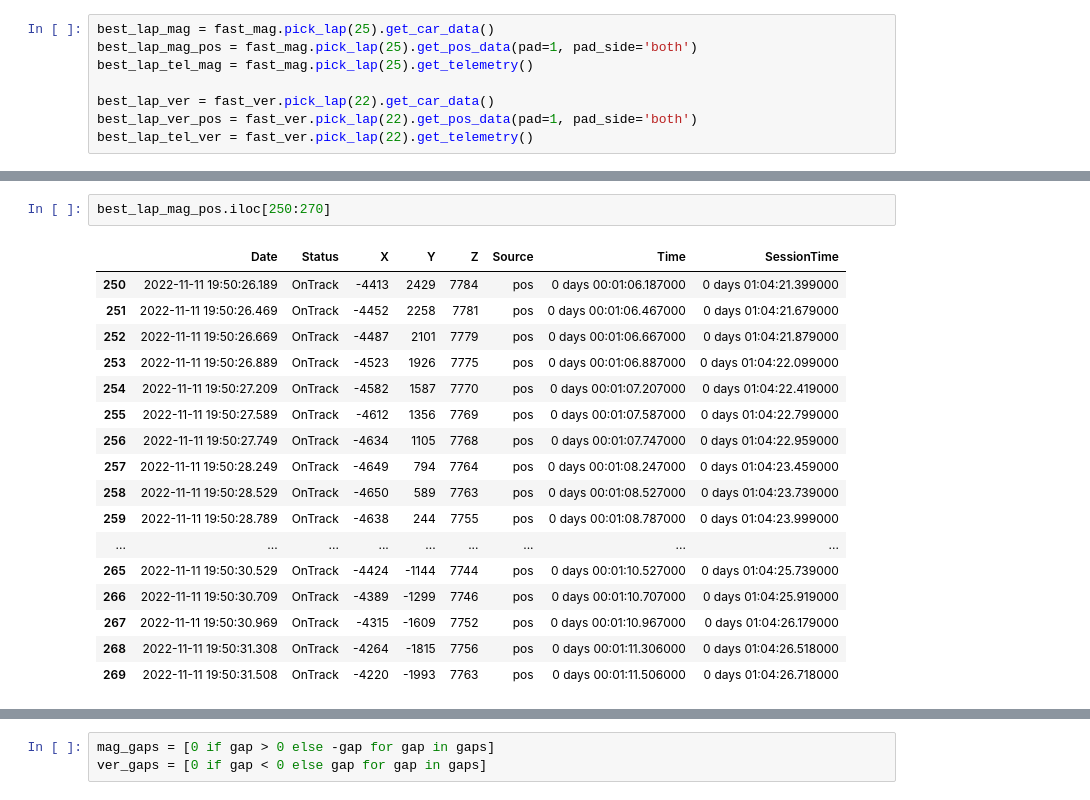
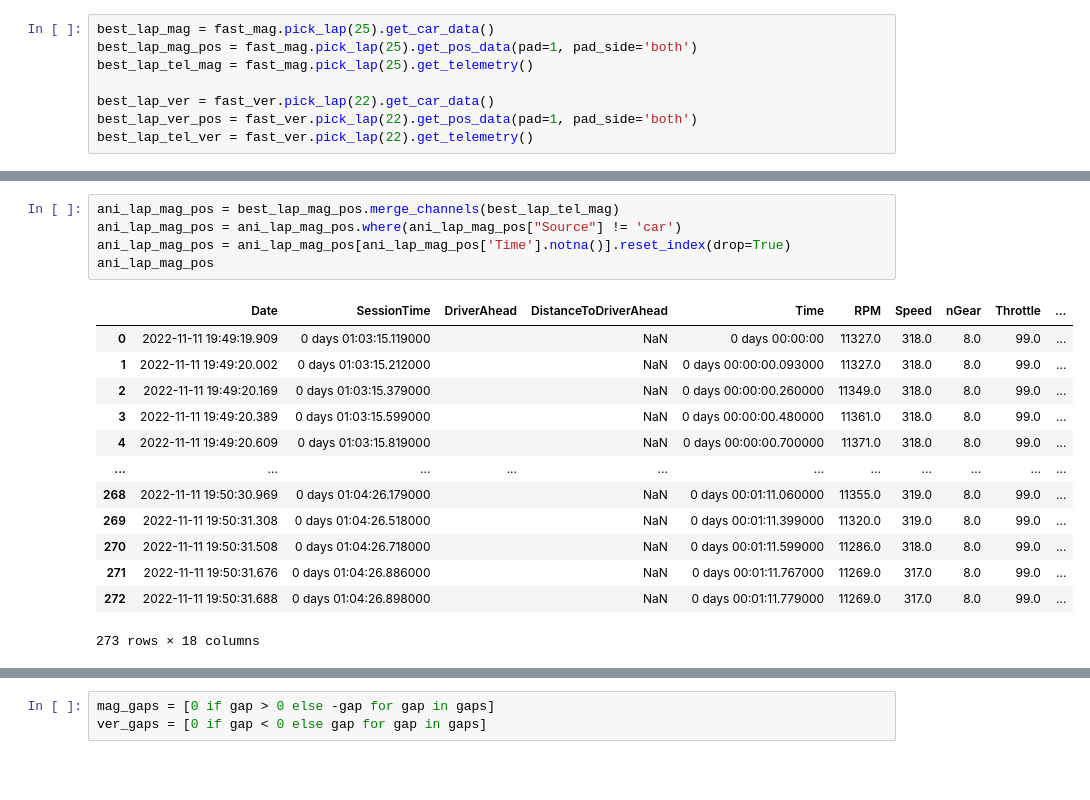
Before and after one commit to borchand/Data_viz, a Jupyter notebook: lap_animation.ipynb, the cells around one changed output, grey strips where cells are left out. Saved outputs shown, nothing was run; the diff lists cells and outputs as text; blank space fills up the shorter version.

```diff
--- a/lap_animation.ipynb
+++ b/lap_animation.ipynb
@@ -111,20 +58,19 @@ best_lap_ver_pos.iloc[260:270]
-# %%
-best_lap_mag_pos.iloc[250:270]
-# %% [output]
-|  | Date | Status | X | Y | Z | Source | Time | SessionTime |
-| 250 | 2022-11-11 19:50:26.189 | OnTrack | -4413 | 2429 | 7784 | pos | 0 days 00:01:06.187000 | 0 days 01:04:21.399000 |
-| 251 | 2022-11-11 19:50:26.469 | OnTrack | -4452 | 2258 | 7781 | pos | 0 days 00:01:06.467000 | 0 days 01:04:21.679000 |
-| 252 | 2022-11-11 19:50:26.669 | OnTrack | -4487 | 2101 | 7779 | pos | 0 days 00:01:06.667000 | 0 days 01:04:21.879000 |
-| 253 | 2022-11-11 19:50:26.889 | OnTrack | -4523 | 1926 | 7775 | pos | 0 days 00:01:06.887000 | 0 days 01:04:22.099000 |
-| 254 | 2022-11-11 19:50:27.209 | OnTrack | -4582 | 1587 | 7770 | pos | 0 days 00:01:07.207000 | 0 days 01:04:22.419000 |
-| 255 | 2022-11-11 19:50:27.589 | OnTrack | -4612 | 1356 | 7769 | pos | 0 days 00:01:07.587000 | 0 days 01:04:22.799000 |
-| 256 | 2022-11-11 19:50:27.749 | OnTrack | -4634 | 1105 | 7768 | pos | 0 days 00:01:07.747000 | 0 days 01:04:22.959000 |
-| 257 | 2022-11-11 19:50:28.249 | OnTrack | -4649 | 794 | 7764 | pos | 0 days 00:01:08.247000 | 0 days 01:04:23.459000 |
-| 258 | 2022-11-11 19:50:28.529 | OnTrack | -4650 | 589 | 7763 | pos | 0 days 00:01:08.527000 | 0 days 01:04:23.739000 |
-| 259 | 2022-11-11 19:50:28.789 | OnTrack | -4638 | 244 | 7755 | pos | 0 days 00:01:08.787000 | 0 days 01:04:23.999000 |
-| ... | ... | ... | ... | ... | ... | ... | ... | ... |
-| 265 | 2022-11-11 19:50:30.529 | OnTrack | -4424 | -1144 | 7744 | pos | 0 days 00:01:10.527000 | 0 days 01:04:25.739000 |
-| 266 | 2022-11-11 19:50:30.709 | OnTrack | -4389 | -1299 | 7746 | pos | 0 days 00:01:10.707000 | 0 days 01:04:25.919000 |
-| 267 | 2022-11-11 19:50:30.969 | OnTrack | -4315 | -1609 | 7752 | pos | 0 days 00:01:10.967000 | 0 days 01:04:26.179000 |
-| 268 | 2022-11-11 19:50:31.308 | OnTrack | -4264 | -1815 | 7756 | pos | 0 days 00:01:11.306000 | 0 days 01:04:26.518000 |
-| 269 | 2022-11-11 19:50:31.508 | OnTrack | -4220 | -1993 | 7763 | pos | 0 days 00:01:11.506000 | 0 days 01:04:26.718000 |
+# %%
+ani_lap_mag_pos = best_lap_mag_pos.merge_channels(best_lap_tel_mag)
+ani_lap_mag_pos = ani_lap_mag_pos.where(ani_lap_mag_pos["Source"] != 'car')
+ani_lap_mag_pos = ani_lap_mag_pos[ani_lap_mag_pos['Time'].notna()].reset_index(drop=True)
+ani_lap_mag_pos
+# %% [output]
+|  | Date | SessionTime | DriverAhead | DistanceToDriverAhead | Time | RPM | Speed | nGear | Throttle | ... |
+| 0 | 2022-11-11 19:49:19.909 | 0 days 01:03:15.119000 |  | NaN | 0 days 00:00:00 | 11327.0 | 318.0 | 8.0 | 99.0 | ... |
+| 1 | 2022-11-11 19:49:20.002 | 0 days 01:03:15.212000 |  | NaN | 0 days 00:00:00.093000 | 11327.0 | 318.0 | 8.0 | 99.0 | ... |
+| 2 | 2022-11-11 19:49:20.169 | 0 days 01:03:15.379000 |  | NaN | 0 days 00:00:00.260000 | 11349.0 | 318.0 | 8.0 | 99.0 | ... |
+| 3 | 2022-11-11 19:49:20.389 | 0 days 01:03:15.599000 |  | NaN | 0 days 00:00:00.480000 | 11361.0 | 318.0 | 8.0 | 99.0 | ... |
+| 4 | 2022-11-11 19:49:20.609 | 0 days 01:03:15.819000 |  | NaN | 0 days 00:00:00.700000 | 11371.0 | 318.0 | 8.0 | 99.0 | ... |
+| ... | ... | ... | ... | ... | ... | ... | ... | ... | ... | ... |
+| 268 | 2022-11-11 19:50:30.969 | 0 days 01:04:26.179000 |  | NaN | 0 days 00:01:11.060000 | 11355.0 | 319.0 | 8.0 | 99.0 | ... |
+| 269 | 2022-11-11 19:50:31.308 | 0 days 01:04:26.518000 |  | NaN | 0 days 00:01:11.399000 | 11320.0 | 319.0 | 8.0 | 99.0 | ... |
+| 270 | 2022-11-11 19:50:31.508 | 0 days 01:04:26.718000 |  | NaN | 0 days 00:01:11.599000 | 11286.0 | 318.0 | 8.0 | 99.0 | ... |
+| 271 | 2022-11-11 19:50:31.676 | 0 days 01:04:26.886000 |  | NaN | 0 days 00:01:11.767000 | 11269.0 | 317.0 | 8.0 | 99.0 | ... |
+| 272 | 2022-11-11 19:50:31.688 | 0 days 01:04:26.898000 |  | NaN | 0 days 00:01:11.779000 | 11269.0 | 317.0 | 8.0 | 99.0 | ... |
+273 rows × 18 columns
```
Also changed, not shown: parts of 10 cells of this notebook, 2 other files.
